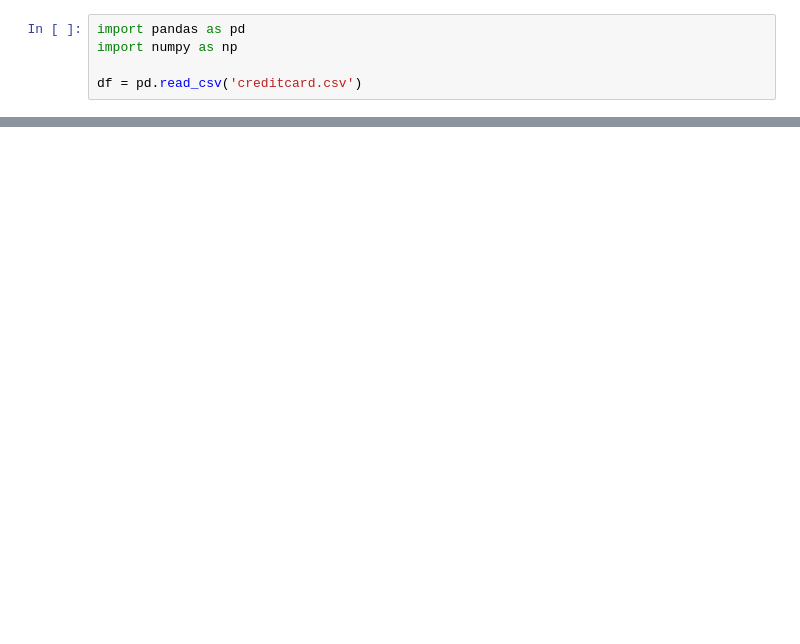
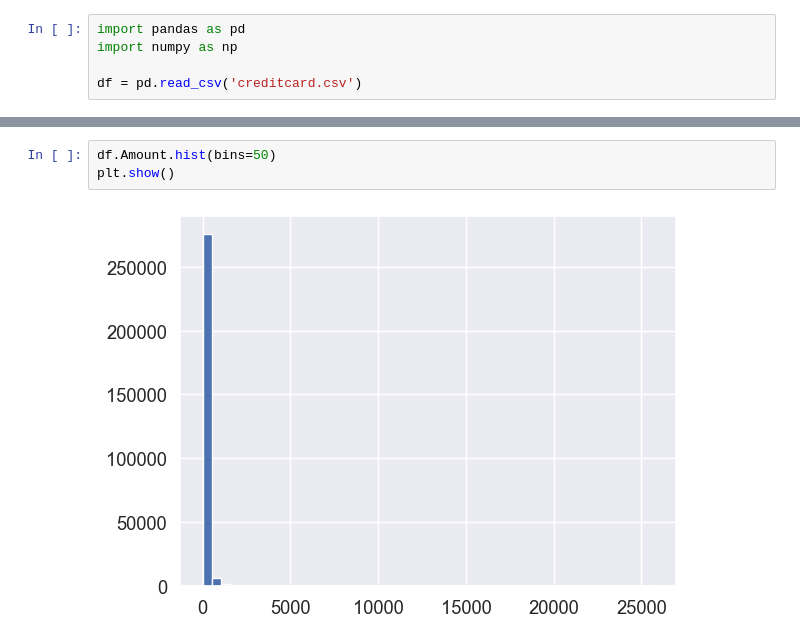
Before and after one commit to yilmazteyfik/creditcar_freud, a Jupyter notebook: handling_imbalance_data.ipynb, the cells around one changed output, grey strips where cells are left out. Drawn from its saved outputs; the diff is of its cells as text; blank space fills up the shorter version.

```diff
--- a/handling_imbalance_data.ipynb
+++ b/handling_imbalance_data.ipynb
@@ -15,0 +95,5 @@ df.head()
+# %%
+df.Amount.hist(bins=50)
+plt.show()
+# %% [output]
+[figure, added]
```
Also changed, not shown: parts of 22 cells of this notebook.
